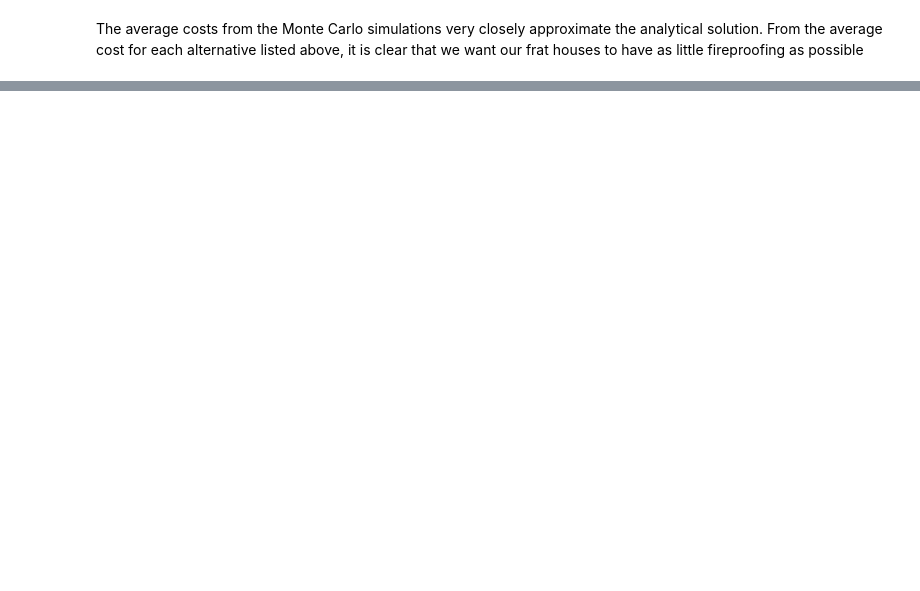
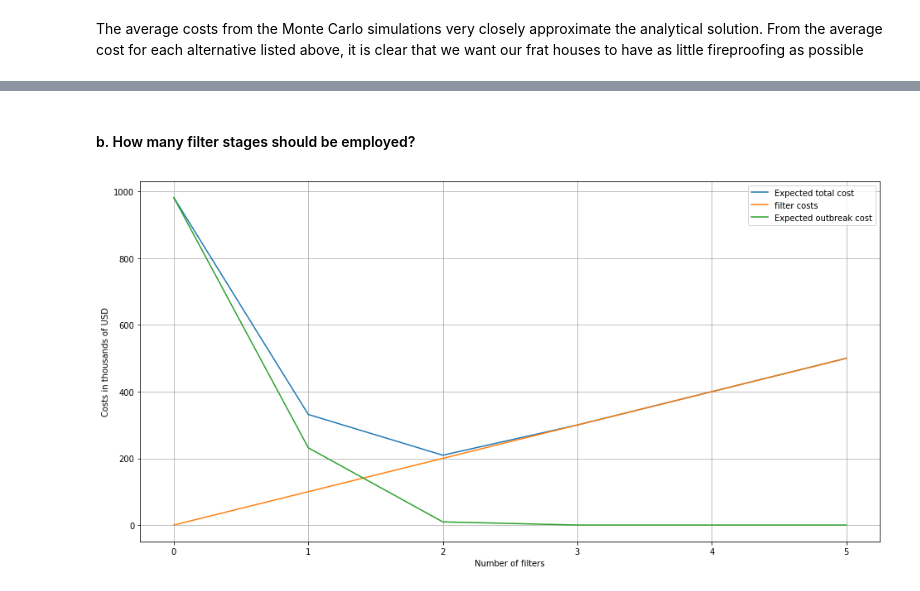
Before and after one commit to klarrieu/ECI249, a Jupyter notebook: HW3.ipynb, the cells around one changed output, grey strips where cells are left out. Cells and saved outputs as stored; diff of their text form; code cells hidden in the pictures; blank space fills up the shorter version.

```diff
--- a/HW3.ipynb
+++ b/HW3.ipynb
@@ -125,3 +178,9 @@ class Filtration:
+# %% [markdown]
+#### b. How many filter stages should be employed?
+# %%
+filt.mc_cost(5)
+# %% [output]
+[figure, added]
 # %% [markdown]
 ### 3. Probabilistic Peak Flood Flows
 
```
Also changed, not shown: parts of 7 cells of this notebook.
